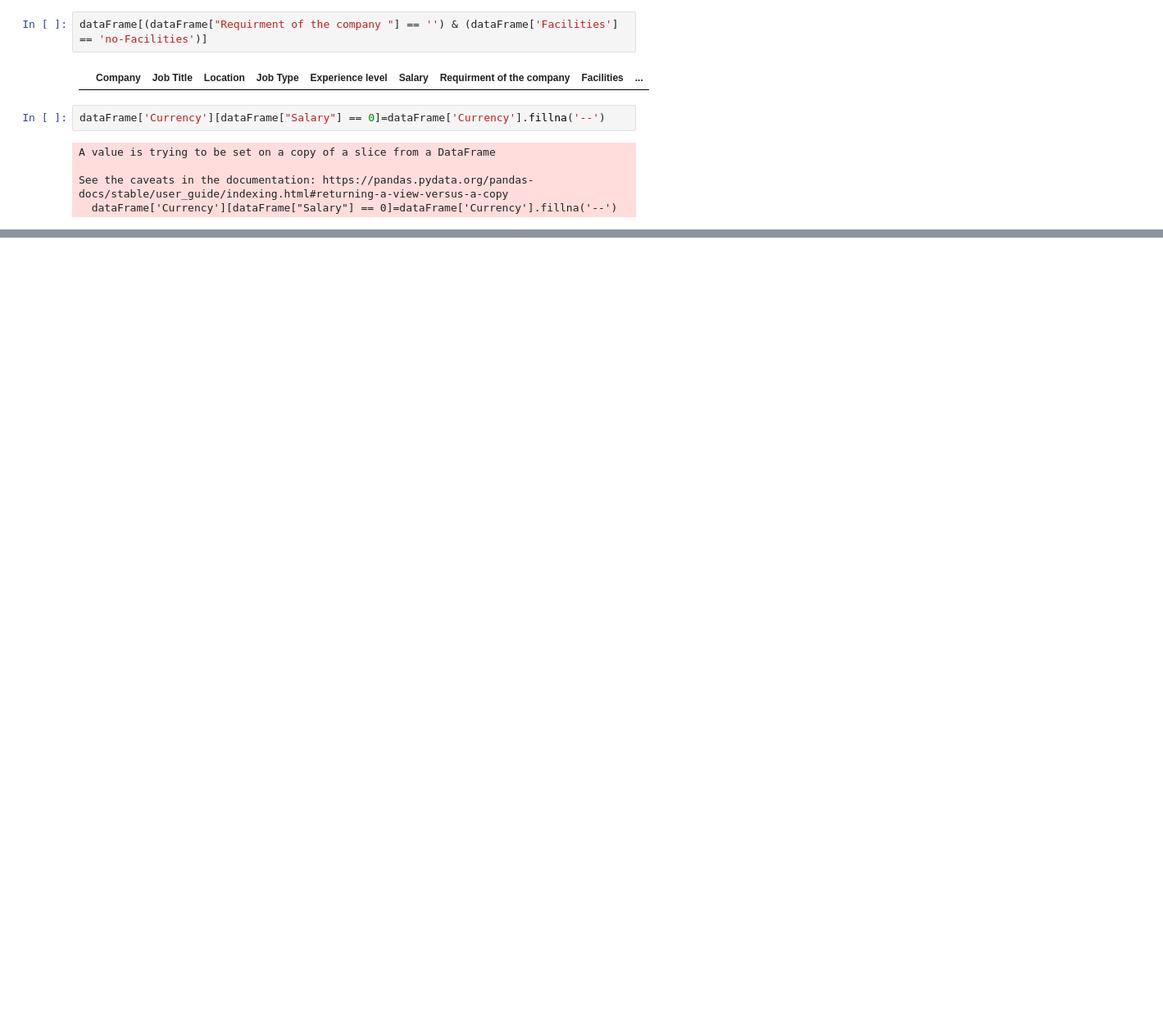
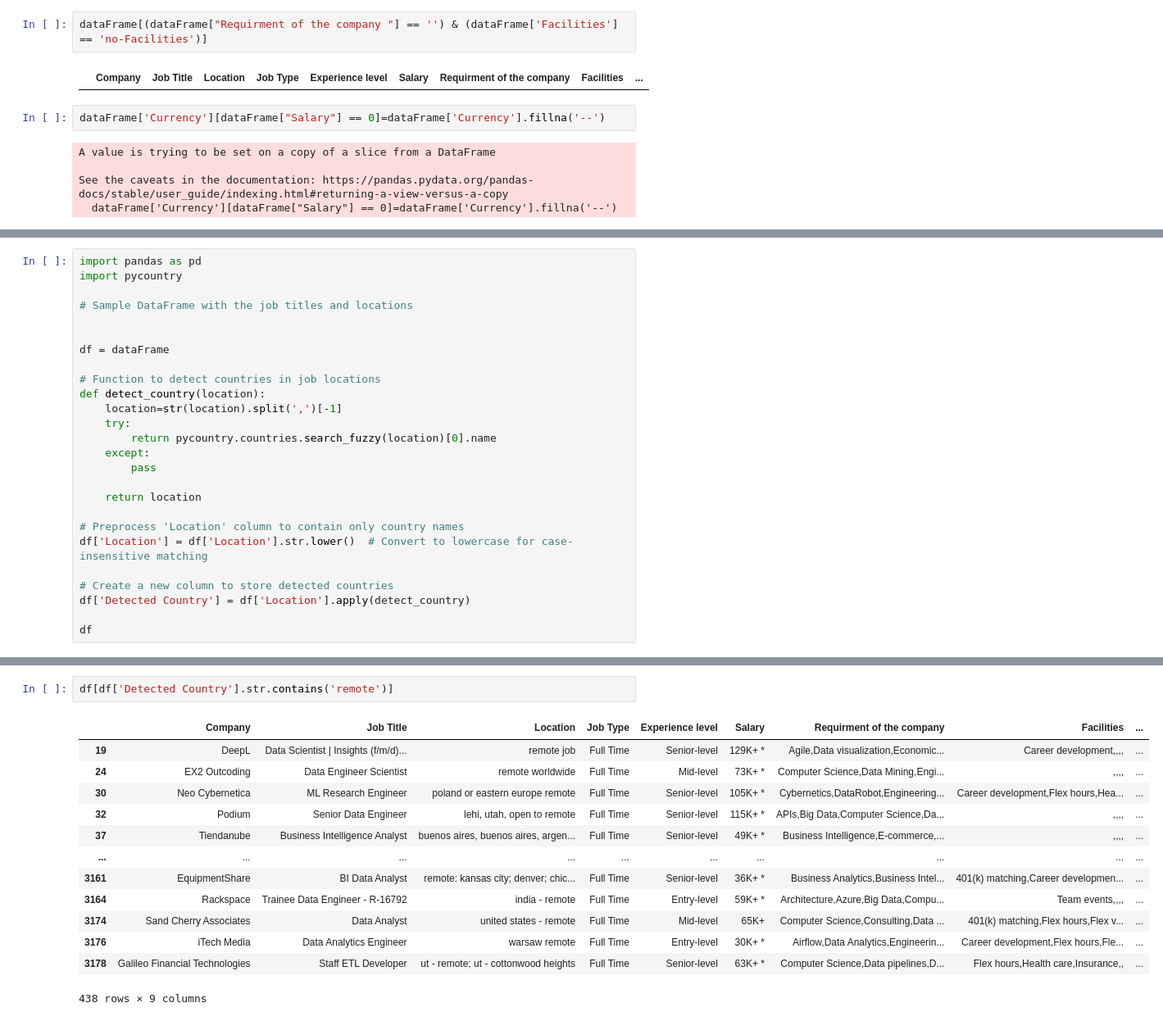
Before and after one commit to elouardyabderrahim/Analyse-des-opportunites-emploi, a Jupyter notebook: dataJob.ipynb, the cells around one changed output, grey strips where cells are left out. Shown: that part at 82% size. Saved outputs shown, nothing was run; the diff lists cells and outputs as text; blank space fills up the shorter version.

```diff
--- a/dataJob.ipynb
+++ b/dataJob.ipynb
@@ -500,0 +748,26 @@ dataFrame[dataFrame["Salary"] == 0]
+# %%
+import pandas as pd
+import pycountry
+
+# Sample DataFrame with the job titles and locations
+
+
+df = dataFrame
+
+# Function to detect countries in job locations
+def detect_country(location):
+    location=str(location).split(',')[-1]
+    try:
+        return pycountry.countries.search_fuzzy(location)[0].name
+    except:
+        pass
+
+    return location
+
+# Preprocess 'Location' column to contain only country names
+df['Location'] = df['Location'].str.lower()  # Convert to lowercase for case-insensitive matching
+
+# Create a new column to store detected countries
+df['Detected Country'] = df['Location'].apply(detect_country)
+
+df
@@ -500,0 +788,16 @@ dataFrame[dataFrame["Salary"] == 0]
+# %%
+df[df['Detected Country'].str.contains('remote')]
+# %% [output]
+|  | Company | Job Title | Location | Job Type | Experience level | Salary | Requirment of the company | Facilities | ... |
+| 19 | DeepL | Data Scientist | Insights (f/m/d)... | remote job | Full Time | Senior-level | 129K+ * | Agile,Data visualization,Economic... | Career development,,,, | ... |
+| 24 | EX2 Outcoding | Data Engineer Scientist | remote worldwide | Full Time | Mid-level | 73K+ * | Computer Science,Data Mining,Engi... | ,,,, | ... |
+| 30 | Neo Cybernetica | ML Research Engineer | poland or eastern europe remote | Full Time | Senior-level | 105K+ * | Cybernetics,DataRobot,Engineering... | Career development,Flex hours,Hea... | ... |
+| 32 | Podium | Senior Data Engineer | lehi, utah, open to remote | Full Time | Senior-level | 115K+ * | APIs,Big Data,Computer Science,Da... | ,,,, | ... |
+| 37 | Tiendanube | Business Intelligence Analyst | buenos aires, buenos aires, argen... | Full Time | Senior-level | 49K+ * | Business Intelligence,E-commerce,... | ,,,, | ... |
+| ... | ... | ... | ... | ... | ... | ... | ... | ... | ... |
+| 3161 | EquipmentShare | BI Data Analyst | remote: kansas city; denver; chic... | Full Time | Senior-level | 36K+ * | Business Analytics,Business Intel... | 401(k) matching,Career developmen... | ... |
+| 3164 | Rackspace | Trainee Data Engineer - R-16792 | india - remote | Full Time | Entry-level | 59K+ * | Architecture,Azure,Big Data,Compu... | Team events,,,, | ... |
+| 3174 | Sand Cherry Associates | Data Analyst | united states - remote | Full Time | Mid-level | 65K+ | Computer Science,Consulting,Data ... | 401(k) matching,Flex hours,Flex v... | ... |
+| 3176 | iTech Media | Data Analytics Engineer | warsaw remote | Full Time | Entry-level | 30K+ * | Airflow,Data Analytics,Engineerin... | Career development,Flex hours,Fle... | ... |
+| 3178 | Galileo Financial Technologies | Staff ETL Developer | ut - remote; ut - cottonwood heights | Full Time | Senior-level | 63K+ * | Computer Science,Data pipelines,D... | Flex hours,Health care,Insurance,, | ... |
+438 rows × 9 columns
```
Also changed, not shown: parts of 31 cells of this notebook.
